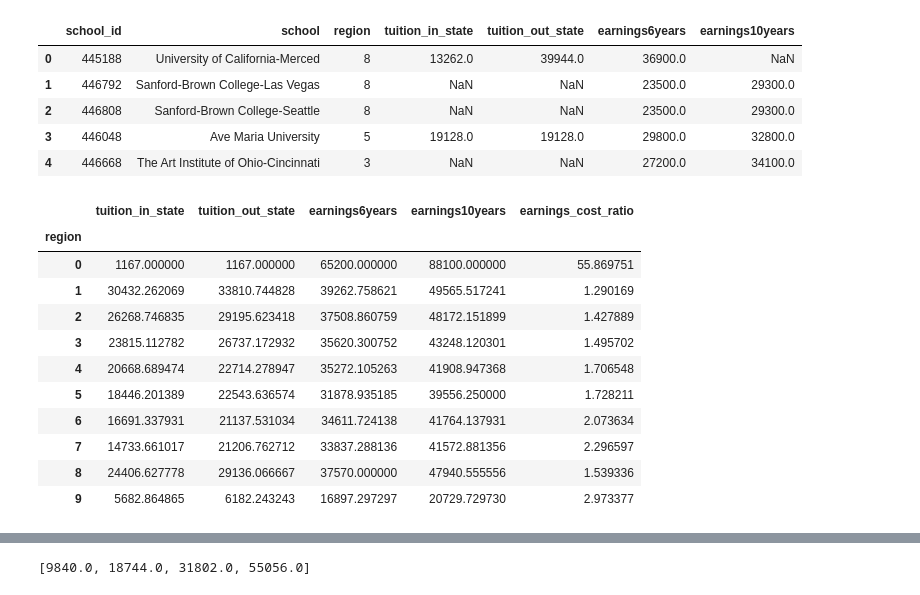
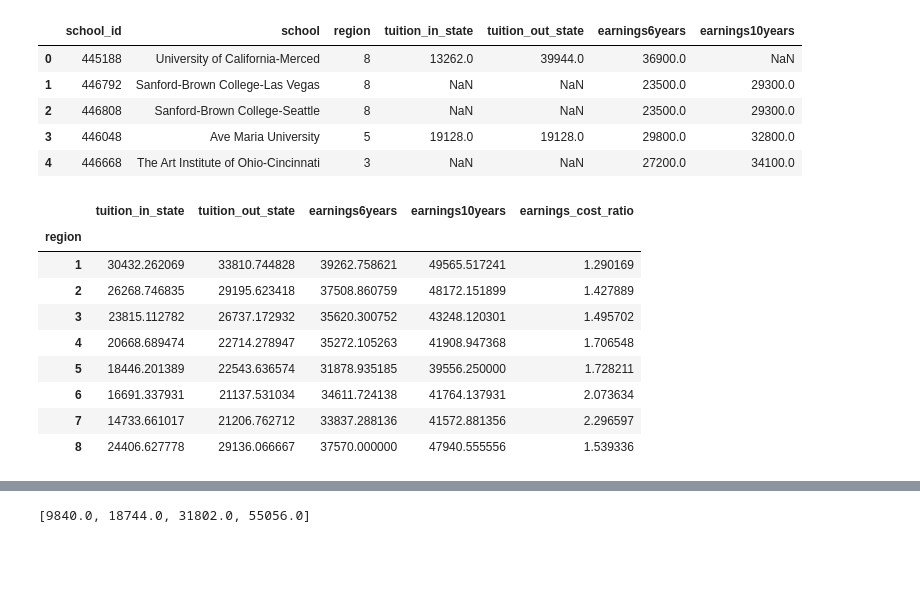
Before and after one commit to kent-huynh/Project_1, a Jupyter notebook: Python Analytics - Best Region for Undergrad Degrees.ipynb, the cells around one changed output, grey strips where cells are left out. Cells and saved outputs as stored; diff of their text form; code cells hidden in the pictures; blank space fills up the shorter version.

```diff
--- a/Python Analytics - Best Region for Undergrad Degrees.ipynb
+++ b/Python Analytics - Best Region for Undergrad Degrees.ipynb
@@ -81,13 +81,16 @@ rs_dropreset = rs_dropna.reset_index()
 # %%
 #create summary table for all region aggregate
 grouped_region_stats = rs_dropreset.groupby(['region']).mean()
 region_mean = grouped_region_stats.drop(columns=["index", "school_id"])
 region_mean['earnings_cost_ratio'] = region_mean['earnings6years']/region_mean['tuition_in_state']
 region_mean
+
+#drop region 0 and 9
+mean_df_clean = region_mean.drop([0,9])
+mean_df_clean
 # %% [output]
 |  | tuition_in_state | tuition_out_state | earnings6years | earnings10years | earnings_cost_ratio |
 | region |  |  |  |  |  |
-| 0 | 1167.000000 | 1167.000000 | 65200.000000 | 88100.000000 | 55.869751 |
 | 1 | 30432.262069 | 33810.744828 | 39262.758621 | 49565.517241 | 1.290169 |
 | 2 | 26268.746835 | 29195.623418 | 37508.860759 | 48172.151899 | 1.427889 |
 | 3 | 23815.112782 | 26737.172932 | 35620.300752 | 43248.120301 | 1.495702 |
@@ -96,4 +99,3 @@ region_mean
 | 6 | 16691.337931 | 21137.531034 | 34611.724138 | 41764.137931 | 2.073634 |
 | 7 | 14733.661017 | 21206.762712 | 33837.288136 | 41572.881356 | 2.296597 |
 | 8 | 24406.627778 | 29136.066667 | 37570.000000 | 47940.555556 | 1.539336 |
-| 9 | 5682.864865 | 6182.243243 | 16897.297297 | 20729.729730 | 2.973377 |
```
Also changed, not shown: parts of 10 cells of this notebook, 10 other files.
